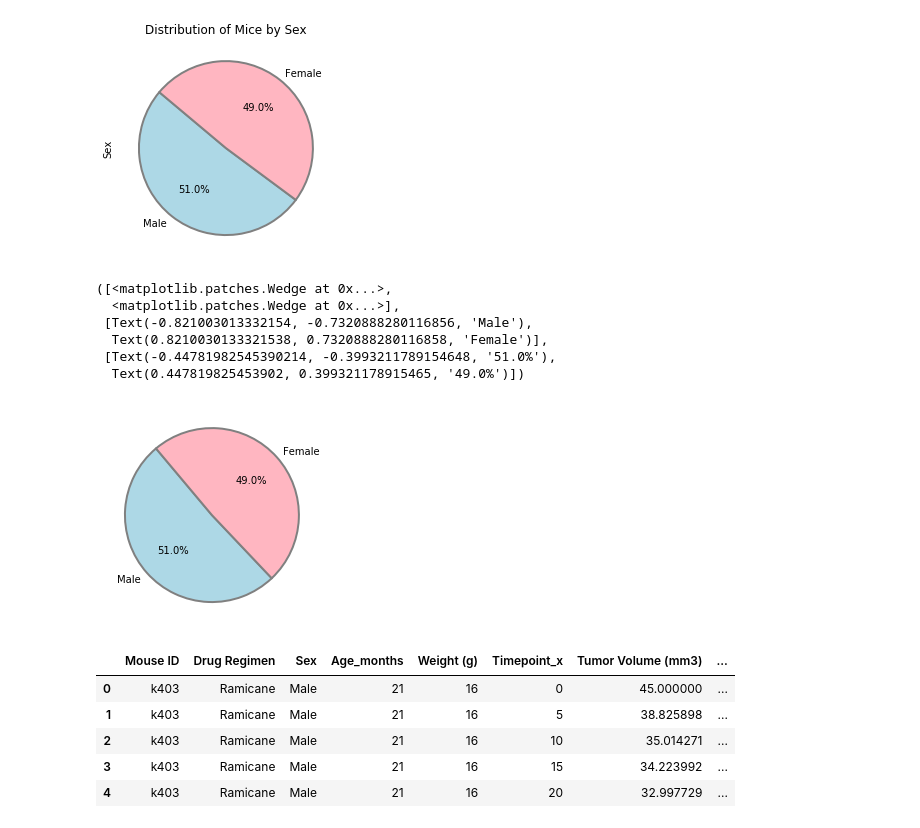
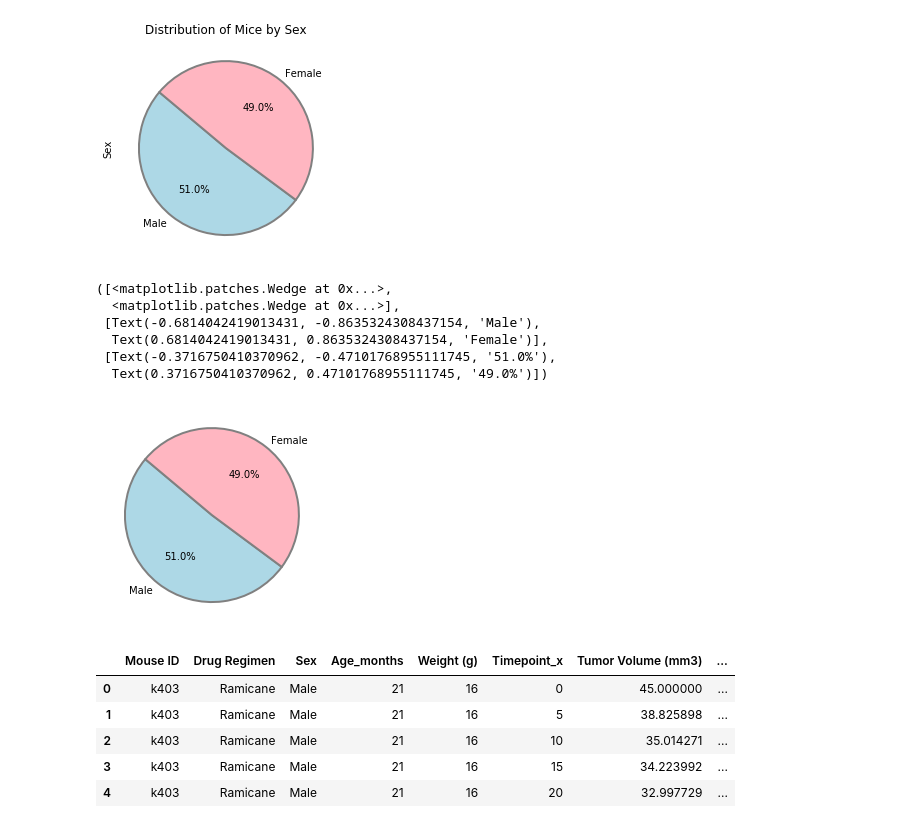
Before and after one commit to tylerhill122/matplotlib-challenge, a Jupyter notebook: Pymaceuticals.ipynb, the cells around one changed output. Cells and saved outputs as stored; diff of their text form; code cells hidden in the pictures.

```diff
--- a/Pymaceuticals.ipynb
+++ b/Pymaceuticals.ipynb
@@ -179,18 +179,18 @@ pie_plot = sex_count.plot.pie(autopct="%1.1f%%", startangle=140, title="Distribu
 # %%
 # Generate a pie plot showing the distribution of female versus male mice using pyplot
 labels = ["Male", "Female"]
 plt.pie(
-    num, labels=labels, colors=colors, autopct="%1.1f%%", startangle=130,
+    num, labels=labels, colors=colors, autopct="%1.1f%%", startangle=140,
     wedgeprops={"edgecolor":"grey",'linewidth': 2, 'antialiased': True}
 )
 # %% [output]
 ([<matplotlib.patches.Wedge at 0x...>,
   <matplotlib.patches.Wedge at 0x...>],
- [Text(-0.821003013332154, -0.7320888280116856, 'Male'),
-  Text(0.8210030133321538, 0.7320888280116858, 'Female')],
- [Text(-0.44781982545390214, -0.3993211789154648, '51.0%'),
-  Text(0.447819825453902, 0.399321178915465, '49.0%')])
+ [Text(-0.6814042419013431, -0.8635324308437154, 'Male'),
+  Text(0.6814042419013431, 0.8635324308437154, 'Female')],
+ [Text(-0.3716750410370962, -0.47101768955111745, '51.0%'),
+  Text(0.3716750410370962, 0.47101768955111745, '49.0%')])
-[figure, old version]
+[figure, new version]
 # %%
 # Calculate the final tumor volume of each mouse across four of the treatment regimens:
 # Capomulin, Ramicane, Infubinol, and Ceftamin
```
Also changed, not shown: parts of 5 cells of this notebook.
